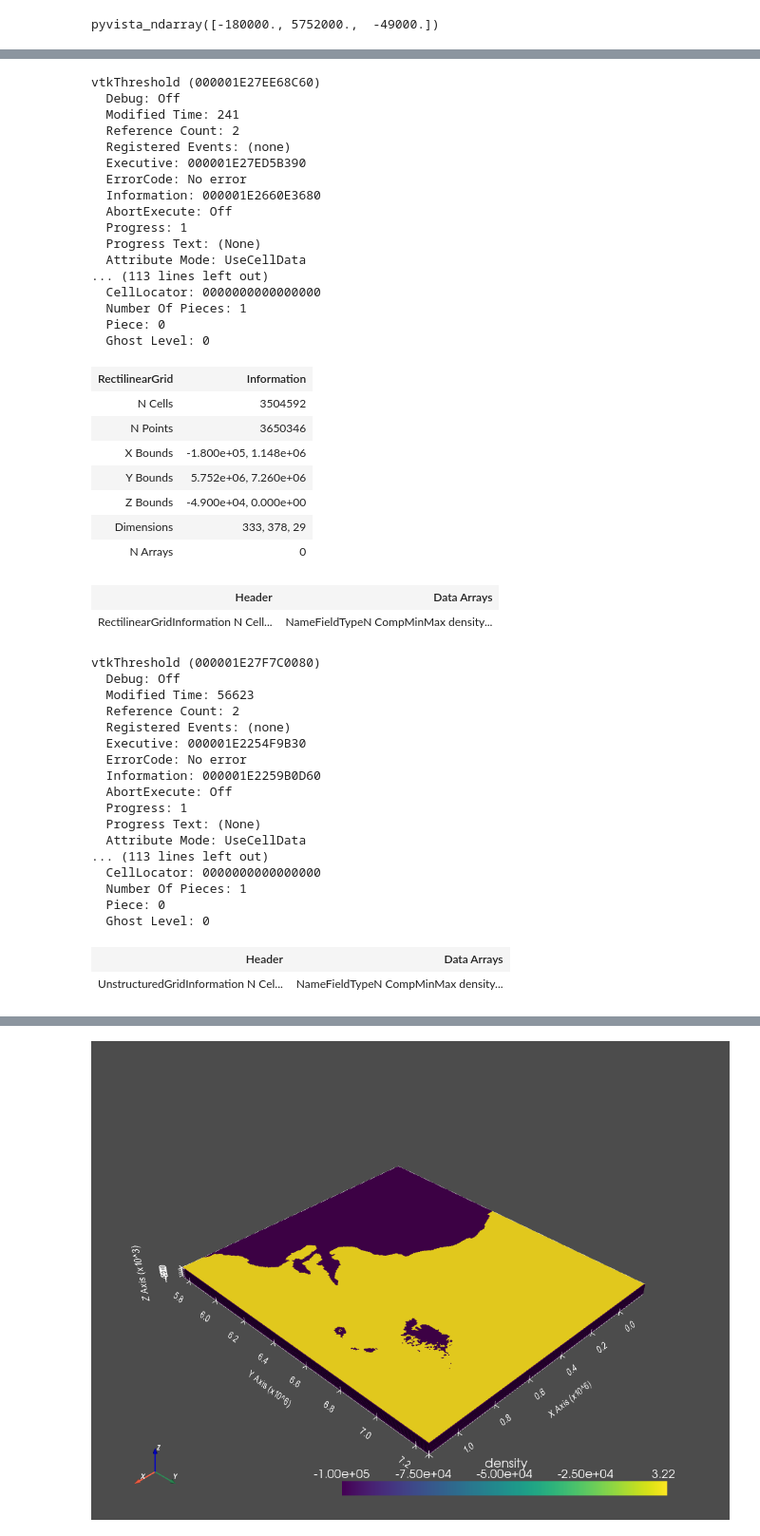
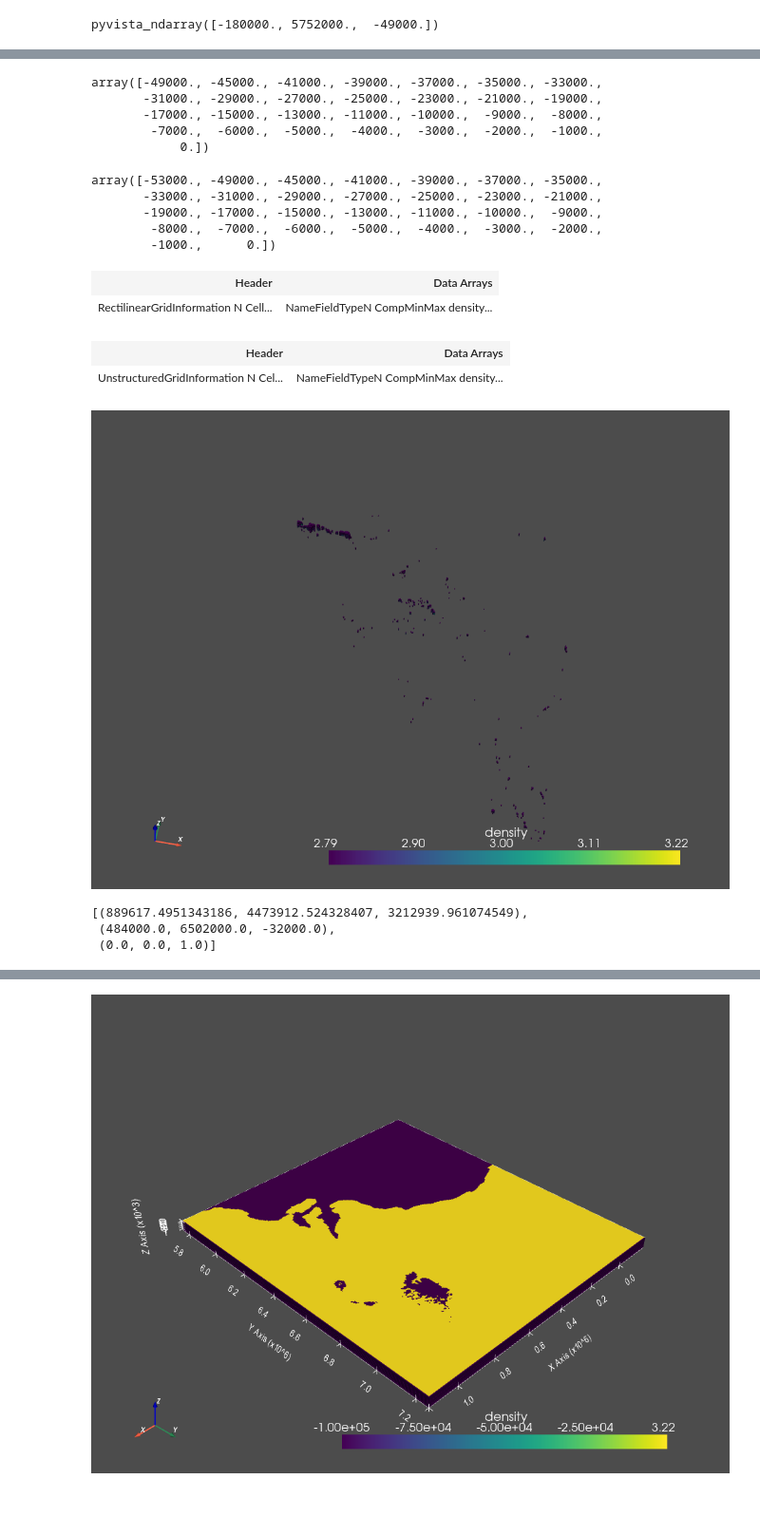
Before and after one commit to RichardScottOZ/GOCAD_SG_Grid_Reader, a Jupyter notebook: SA_Geophysics.ipynb, the cells around one changed output, grey strips where cells are left out. Shown at 95% size. Cells and saved outputs as stored; diff of their text form; code cells hidden in the pictures; blank space fills up the shorter version.

```diff
--- a/SA_Geophysics.ipynb
+++ b/SA_Geophysics.ipynb
@@ -151,23 +130,22 @@ SARef = SARef.ptc()
-# %%
-thresSA = SARef.threshold([0,10], scalars='density', invert=False, preference='cells')
-#thresSA.plot(cpos=(1,-5,8))
-# %% [output]
-vtkThreshold (000001E27EE68C60)
-  Debug: Off
-  Modified Time: 241
-  Reference Count: 2
-  Registered Events: (none)
-  Executive: 000001E27ED5B390
-  ErrorCode: No error
-  Information: 000001E2660E3680
-  AbortExecute: Off
-  Progress: 1
-  Progress Text: (None)
-  Attribute Mode: UseCellData
-... (113 lines left out)
-  CellLocator: 0000000000000000
-  Number Of Pieces: 1
-  Piece: 0
-  Ghost Level: 0
+# %%
+zrng
+# %% [output]
+array([-49000., -45000., -41000., -39000., -37000., -35000., -33000.,
+       -31000., -29000., -27000., -25000., -23000., -21000., -19000.,
+       -17000., -15000., -13000., -11000., -10000.,  -9000.,  -8000.,
+        -7000.,  -6000.,  -5000.,  -4000.,  -3000.,  -2000.,  -1000.,
+            0.])
+# %%
+xrng = np.append(xrng, xrng.max()+4000)
+yrng = np.append(yrng, yrng.max()+4000)
+
+zrng = np.insert(zrng, 0, zrng.min()-4000)
+zrng
+# %% [output]
+array([-53000., -49000., -45000., -41000., -39000., -37000., -35000.,
+       -33000., -31000., -29000., -27000., -25000., -23000., -21000.,
+       -19000., -17000., -15000., -13000., -11000., -10000.,  -9000.,
+        -8000.,  -7000.,  -6000.,  -5000.,  -4000.,  -3000.,  -2000.,
+        -1000.,      0.])
 # %%
 SARect = pv.RectilinearGrid(xrng, yrng, zrng)
@@ -174,14 +153,3 @@ SARect = pv.RectilinearGrid(xrng, yrng, zrng)
-# %%
-SARect
-# %% [output]
-| RectilinearGrid | Information |
-| N Cells | 3504592 |
-| N Points | 3650346 |
-| X Bounds | -1.800e+05, 1.148e+06 |
-| Y Bounds | 5.752e+06, 7.260e+06 |
-| Z Bounds | -4.900e+04, 0.000e+00 |
-| Dimensions | 333, 378, 29 |
-| N Arrays | 0 |
 # %%
 SARect['density'] = Points[:,3]
 # %%
@@ -190,25 +158,15 @@ SARect
 | Header | Data Arrays |
 | RectilinearGridInformation N Cell... | NameFieldTypeN CompMinMax density... |
 # %%
-thresRect = SARect.threshold(1.0)
+thresRect = SARect.threshold(2.79)
 thresRect
 # %% [output]
-vtkThreshold (000001E27F7C0080)
-  Debug: Off
-  Modified Time: 56623
-  Reference Count: 2
-  Registered Events: (none)
-  Executive: 000001E2254F9B30
-  ErrorCode: No error
-  Information: 000001E2259B0D60
-  AbortExecute: Off
-  Progress: 1
-  Progress Text: (None)
-  Attribute Mode: UseCellData
-... (113 lines left out)
-  CellLocator: 0000000000000000
-  Number Of Pieces: 1
-  Piece: 0
-  Ghost Level: 0
 | Header | Data Arrays |
 | UnstructuredGridInformation N Cel... | NameFieldTypeN CompMinMax density... |
+# %%
+thresRect.plot(cpos=(1,-5,8), notebook=True)
+# %% [output]
+[figure, added]
+[(889617.4951343186, 4473912.524328407, 3212939.961074549),
+ (484000.0, 6502000.0, -32000.0),
+ (0.0, 0.0, 1.0)]
```
Also changed, not shown: parts of 11 cells of this notebook, 2 other files.
